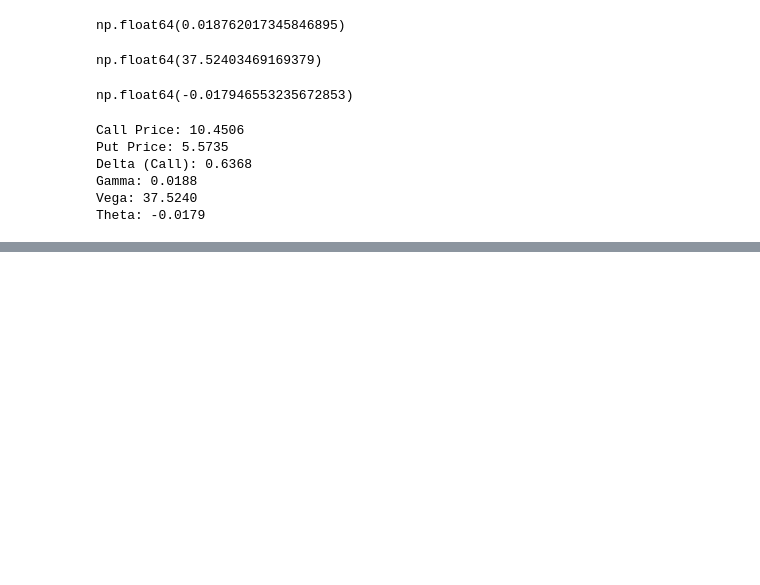
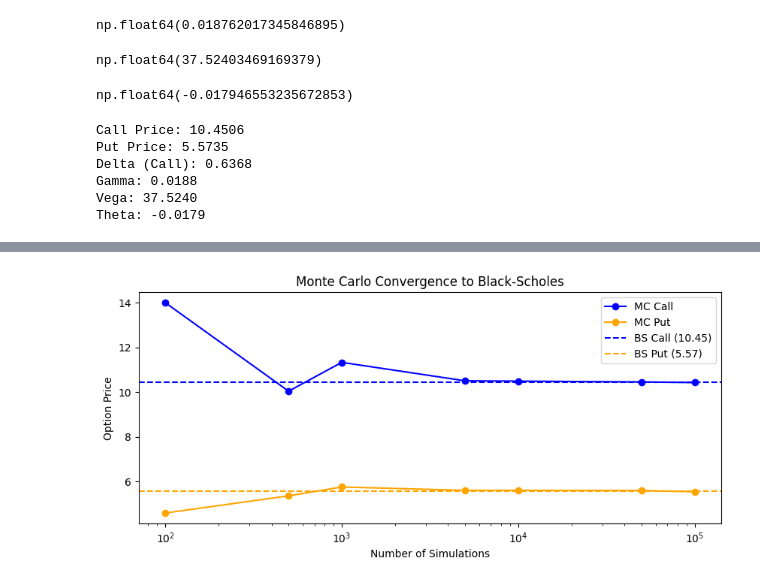
Before and after one commit to jonklein2007-hue/python-finance, a Jupyter notebook: projects/black_scholes.ipynb, the cells around one changed output, grey strips where cells are left out. Saved outputs shown, nothing was run; the diff lists cells and outputs as text; code cells hidden in the pictures; blank space fills up the shorter version.

```diff
--- a/projects/black_scholes.ipynb
+++ b/projects/black_scholes.ipynb
@@ -96,0 +169,17 @@ Theta: -0.0179
+# %%
+mc_call_prices = [monte_carlos(S, K, T, r, sigma, simulations=n)[0] for n in simulation_sizes]
+mc_put_prices = [monte_carlos(S, K, T, r, sigma, simulations=n)[1] for n in simulation_sizes]
+
+plt.figure(figsize=(10, 4))
+plt.plot(simulation_sizes, mc_call_prices, marker='o', color='blue', label='MC Call')
+plt.plot(simulation_sizes, mc_put_prices, marker='o', color='orange', label='MC Put')
+plt.axhline(y=bs_call, color='blue', linestyle='--', label=f'BS Call ({bs_call:.2f})')
+plt.axhline(y=bs_put, color='orange', linestyle='--', label=f'BS Put ({bs_put:.2f})')
+plt.xscale('log')
+plt.xlabel('Number of Simulations')
+plt.ylabel('Option Price')
+plt.title('Monte Carlo Convergence to Black-Scholes')
+plt.legend()
+plt.show()
+# %% [output]
+[figure, added]
```
Also changed, not shown: parts of 3 cells of this notebook.
